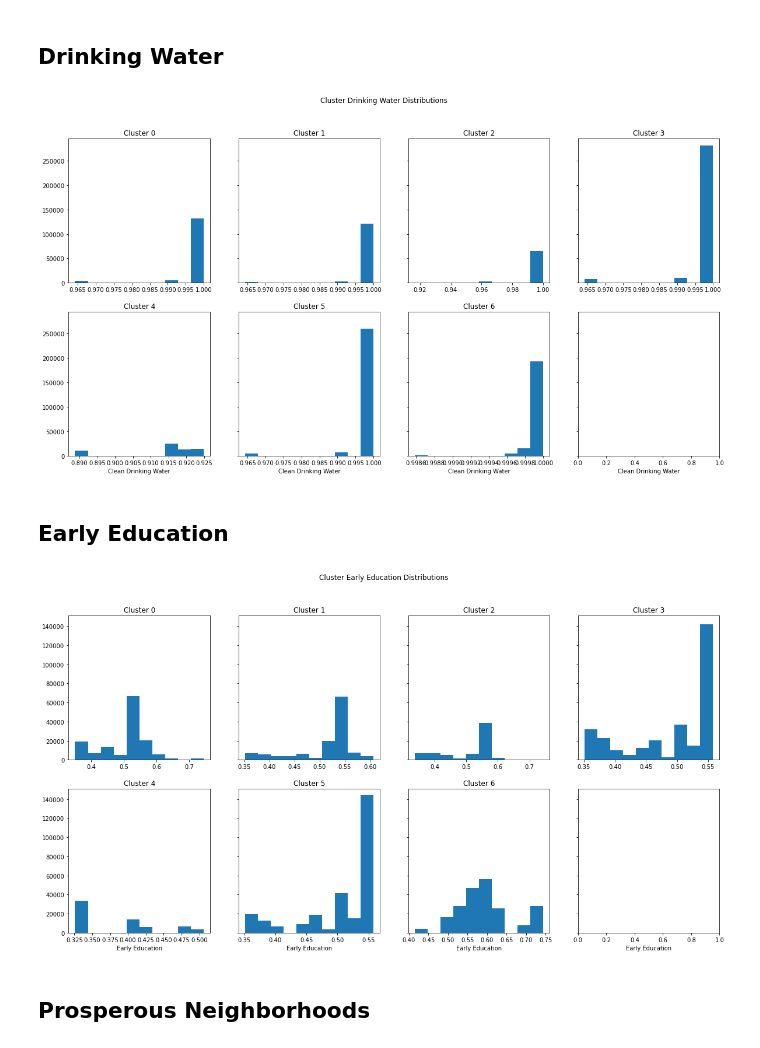
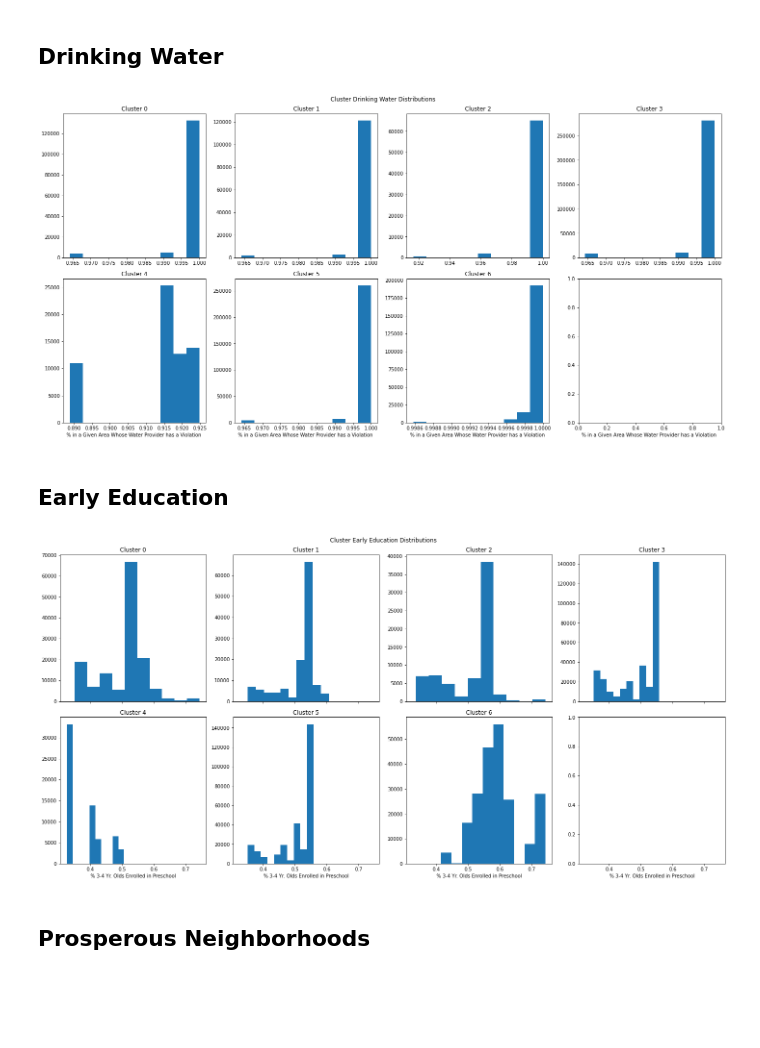
Before and after one commit to aren-kab/CDI-Capstone, a Jupyter notebook: 2019Clustering.ipynb, the cells around one changed output. Saved outputs shown, nothing was run; the diff lists cells and outputs as text; code cells hidden in the pictures; blank space fills up the shorter version.

```diff
--- a/2019Clustering.ipynb
+++ b/2019Clustering.ipynb
@@ -328,3 +365,19 @@ clust6 = dfXfin[dfXfin['labels']==6]
+# %%
+hhTotal0=clust0['HHWT'].sum()
+hhTotal1=clust1['HHWT'].sum()
+hhTotal2=clust2['HHWT'].sum()
+hhTotal3=clust3['HHWT'].sum()
+hhTotal4=clust4['HHWT'].sum()
+hhTotal5=clust5['HHWT'].sum()
+hhTotal6=clust6['HHWT'].sum()
+# %%
+clust0['RowWt'] = clust0['HHWT']/hhTotal0
+clust1['RowWt'] = clust1['HHWT']/hhTotal1
+clust2['RowWt'] = clust2['HHWT']/hhTotal2
+clust3['RowWt'] = clust3['HHWT']/hhTotal3
+clust4['RowWt'] = clust4['HHWT']/hhTotal4
+clust5['RowWt'] = clust5['HHWT']/hhTotal5
+clust6['RowWt'] = clust6['HHWT']/hhTotal6
 # %% [markdown]
 ## Housing Category
 # %%
@@ -426,7 +477,7 @@ dfBb
 # %% [markdown]
 ## Commute Time
 # %%
-fig, axs = plt.subplots(2, 4, sharey=True, figsize=(20,10))
+fig, axs = plt.subplots(2, 4, sharex=True, figsize=(20,10))
 fig.suptitle("Cluster Commute Time Distributions")
 
 axs[0, 0].hist(clust0['TRANTIME'])
@@ -444,6 +495,7 @@ axs[1, 1].set_title('Cluster 5')
 axs[1, 2].hist(clust6['TRANTIME'])
 axs[1, 2].set_title('Cluster 6')
 
-for ax in axs.flat:
+plt.tight_layout()
+for ax in axs.flat[4:]:
     ax.set(xlabel='Commute Time (Minutes)')
 # %% [output]
@@ -451,7 +503,7 @@ for ax in axs.flat:
 # %% [markdown]
 ## Drinking Water
 # %%
-fig, axs = plt.subplots(2, 4, sharey=True, figsize=(20,10))
+fig, axs = plt.subplots(2, 4, figsize=(20,10))
 fig.suptitle("Cluster Drinking Water Distributions")
 
 axs[0, 0].hist(clust0['DrinkingWater'])
@@ -469,35 +521,37 @@ axs[1, 1].set_title('Cluster 5')
 axs[1, 2].hist(clust6['DrinkingWater'])
 axs[1, 2].set_title('Cluster 6')
 
+plt.tight_layout()
 for ax in axs.flat[4:]:
-    ax.set(xlabel='Clean Drinking Water')
+    ax.set(xlabel='% in a Given Area Whose Water Provider has a Violation ')
 # %% [output]
-[figure, old version]
+[figure, new version]
 # %% [markdown]
 ## Early Education
 # %%
-fig, axs = plt.subplots(2, 4, sharey=True, figsize=(20,10))
+fig, axs = plt.subplots(2, 4, sharex=True, figsize=(20,10))
 fig.suptitle("Cluster Early Education Distributions")
 
 axs[0, 0].hist(clust0['EarlyEd'])
 axs[0, 0].set_title('Cluster 0')
 axs[0, 1].hist(clust1['EarlyEd'])
 axs[0, 1].set_title('Cluster 1')
 axs[0, 2].hist(clust2['EarlyEd'])
 axs[0, 2].set_title('Cluster 2')
 axs[0, 3].hist(clust3['EarlyEd'])
 axs[0, 3].set_title('Cluster 3')
 axs[1, 0].hist(clust4['EarlyEd'])
 axs[1, 0].set_title('Cluster 4')
 axs[1, 1].hist(clust5['EarlyEd'])
 axs[1, 1].set_title('Cluster 5')
 axs[1, 2].hist(clust6['EarlyEd'])
 axs[1, 2].set_title('Cluster 6')
 
+plt.tight_layout()
 for ax in axs.flat[4:]:
-    ax.set(xlabel='Early Education')
+    ax.set(xlabel='% 3-4 Yr. Olds Enrolled in Preschool')
 # %% [output]
-[figure, old version]
+[figure, new version]
 # %% [markdown]
 ## Prosperous Neighborhoods
 # %%
```
Also changed, not shown: parts of 33 cells of this notebook.
